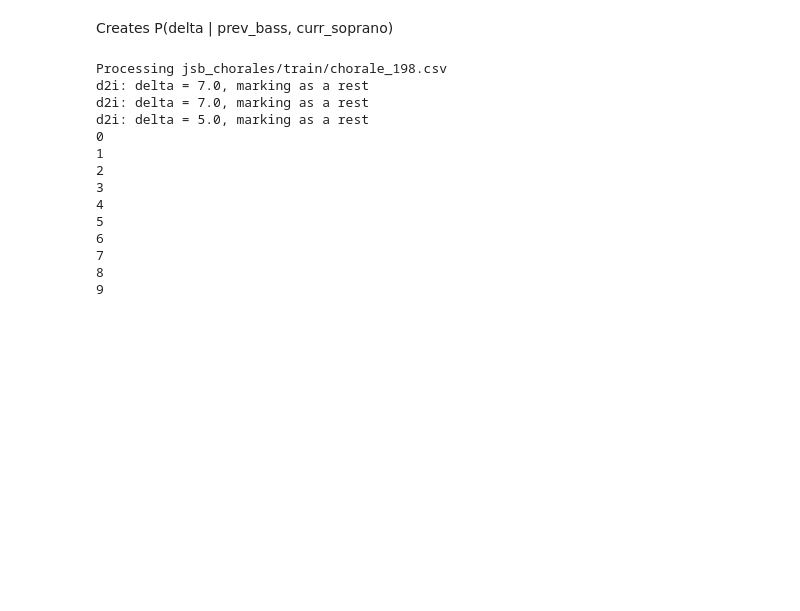
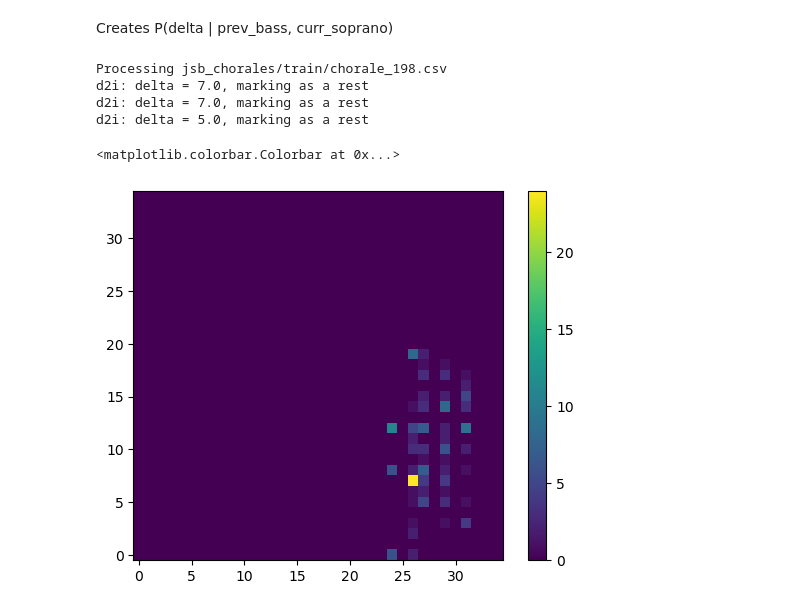
Before and after one commit to Charmunk/SATB-Harmonization, a Jupyter notebook: jupyter_notebooks/delta_3d_lookup.ipynb, the cells around one changed output. Cells and saved outputs as stored; diff of their text form; code cells hidden in the pictures; blank space fills up the shorter version.

```diff
--- a/jupyter_notebooks/delta_3d_lookup.ipynb
+++ b/jupyter_notebooks/delta_3d_lookup.ipynb
@@ -129,18 +135,12 @@ def get_delta_3d_lookup(train_dir, num_semitones=4):
 # %%
-lookup_table = get_delta_3d_lookup(train_dir)
+lookup_table = get_delta_3d_lookup(train_dir, num_semitones=2, return_log=False)
+plt.imshow(np.sum(lookup_table[42:77, 42:77, :], axis=2), origin='lower')
+plt.colorbar()
 # %% [output]
 Processing jsb_chorales/train/chorale_198.csv
 d2i: delta = 7.0, marking as a rest
 d2i: delta = 7.0, marking as a rest
 d2i: delta = 5.0, marking as a rest
-0
-1
-2
-3
-4
-5
-6
-7
-8
-9
+<matplotlib.colorbar.Colorbar at 0x...>
+[figure, added]
 # %%
```
Also changed, not shown: parts of 6 cells of this notebook, 4 other files.
